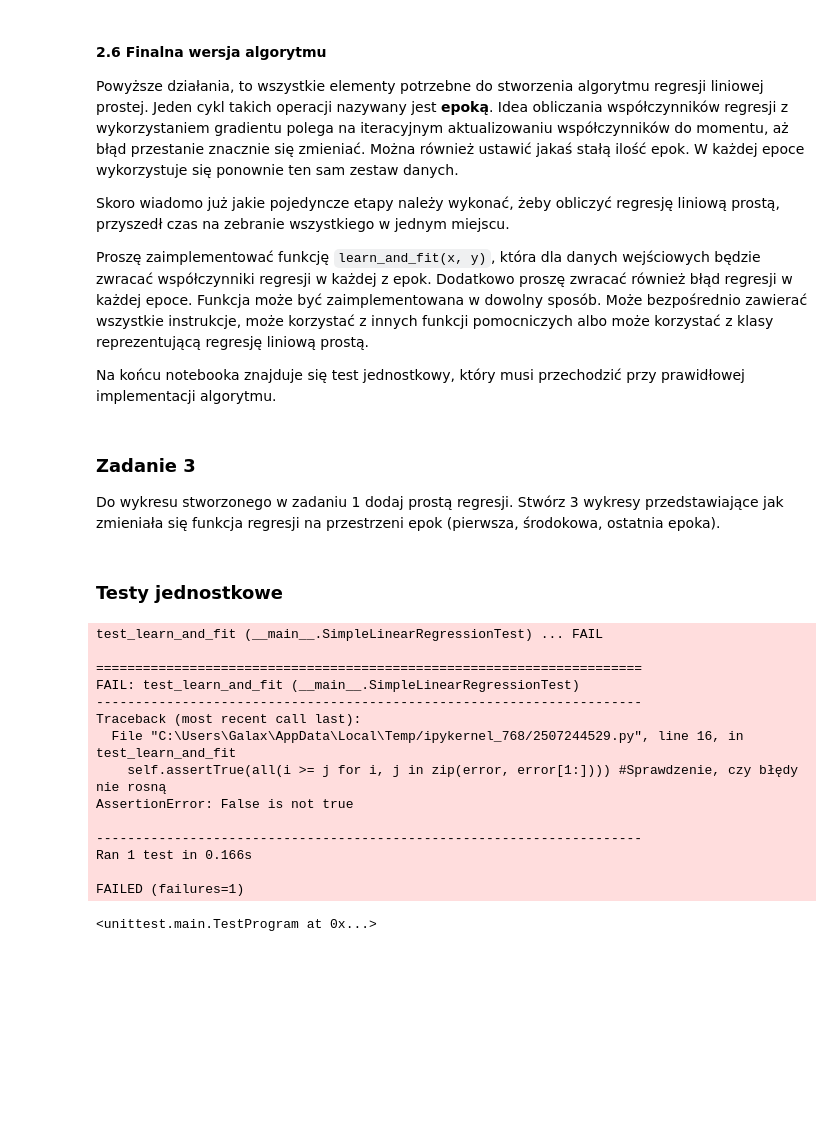
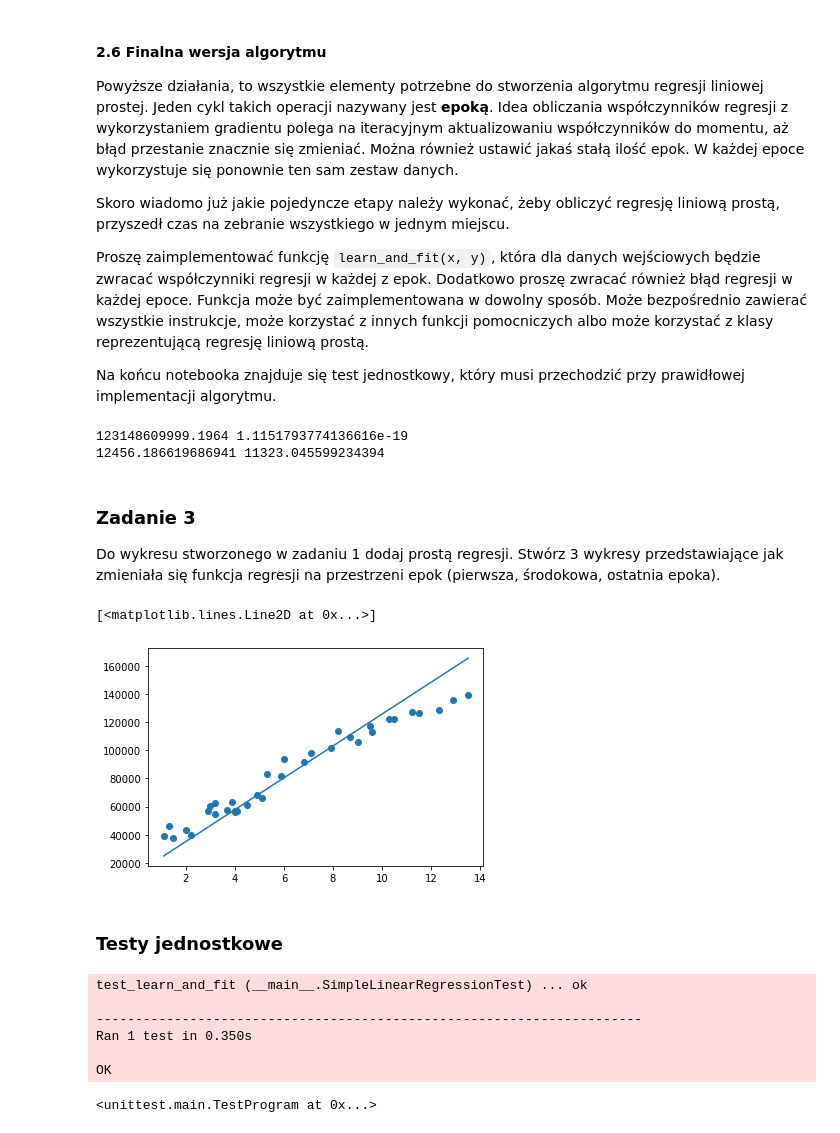
Before and after one commit to GalaxUniv/ML, a Jupyter notebook: Linear Regresion/Linear_regression_with_one_variable.ipynb, the cells around one changed output. Drawn from its saved outputs; the diff is of its cells as text; code cells hidden in the pictures; blank space fills up the shorter version.

```diff
--- a/Linear Regresion/Linear_regression_with_one_variable.ipynb
+++ b/Linear Regresion/Linear_regression_with_one_variable.ipynb
@@ -70,7 +70,11 @@ f(x) = \beta_{0} + \beta_{1}x_1
 Można zrobić to z wykorzystaniem operacji na macierzach (wektorach), albo z wykorzystaniem klasycznej iteracji.
 # %%
 # YOUR CODE HERE
-def prediction(beta_0,beta_1) : return beta_0 + beta_1*x.sum()
+def prediction(beta_0,beta_1):
+    value = 0
+    for m in range(len(x)):
+      value += beta_0+beta_1*x[m,0]
+    return value
 
 #beta_0 +beta_1*x return array - usef for matrix solution
 # %% [markdown]
@@ -111,17 +113,17 @@ SSR
 Tutaj ponownie jak wcześniej można wykorzystać operacje na macierzach, lub iteracyjnie obliczyć sumę.
 # %%
 # YOUR CODE HERE
-def gradient_0():
+def gradient_0(beta_0,beta_1):
     grad_0 = 0
     grad_0 += (prediction(beta_0,beta_1) -y.sum())
     grad_0 = grad_0/len(x)
     return grad_0
 
-def gradient_1():
+def gradient_1(beta_0,beta_1):
     grad_1 = 0
     grad_1 += (prediction(beta_0,beta_1) -y.sum())
     grad_1 = grad_1/(len(x)*x[0,0])
     return grad_1
 
-print(gradient_0(),gradient_1())
+print(gradient_0(beta_0,beta_1),gradient_1(beta_0,beta_1))
 # %% [output]
@@ -181,14 +183,14 @@ def learn_and_fit(x, y):
     b0 = [beta_0]
     b1 = [beta_1]
     error = []
-    for epoch in range(1000):#1000 epok
+    for epoch in range(10000):#10000 epok
         SSR = 0
         SSR += (prediction(beta_0,beta_1) - y.sum())**2
         SSR=SSR/((len(x))*2)
         error.append(SSR)
 
-        g_0 , g_1 = gradient_0() , gradient_1()
-        beta_0 = beta_0 - g_0) * alpha
+        g_0 , g_1 = gradient_0(beta_0,beta_1) , gradient_1(beta_0,beta_1)
+        beta_0 = beta_0 - g_0 * alpha
         beta_1 = beta_1 - g_1 * alpha
 
         b0.append(beta_0)
@@ -199,7 +201,10 @@ def learn_and_fit(x, y):
     return b0, b1, error
 b0, b1, error = learn_and_fit(x, y)
 print(error[0],error[-1])
-print(beta_1,beta_0)
+print(b0[-1],b1[-1])
+# %% [output]
+123148609999.1964 1.1151793774136616e-19
+12456.186619686941 11323.045599234394
 # %% [markdown]
 ### Zadanie 3
 
@@ -207,15 +212,18 @@ Do wykresu stworzonego w zadaniu 1 dodaj prostą regresji. Stwórz 3 wykresy prz
 # %%
 # YOUR CODE HEREimport pandas as pd
 import matplotlib.pyplot as plt
 df = pd.read_csv('datasets/Salary.csv', sep=',')
 x = df['YearsExperience'].values.reshape(df['YearsExperience'].shape[0], 1)
 y = df['Salary'].values.reshape(df['Salary'].shape[0], 1)
 # YOUR CODE HERE
 b0, b1, error = learn_and_fit(x, y)
-#plt.scatter(x,y)
-#plt.plot(x,b0[0] + b1[0]*x+error[0])
+plt.scatter(x,y)
 #plt.plot(x,b0[len(b0)//2] + b1[len(b0)//2]*x + error[len(b0)//2])
 plt.plot(x,b0[-1] + b1[-1]*x + error[-1])
+#plt.plot(x,b0[0] + b1[0]*x+error[0])
+# %% [output]
+[<matplotlib.lines.Line2D at 0x...>]
+[figure, added]
 # %% [markdown]
 ### Testy jednostkowe
 # %%
@@ -238,18 +246,10 @@ class SimpleLinearRegressionTest(unittest.TestCase):
 
 unittest.main(argv=[''], verbosity=2, exit=False)
 # %% [output]
-test_learn_and_fit (__main__.SimpleLinearRegressionTest) ... FAIL
-
-======================================================================
-FAIL: test_learn_and_fit (__main__.SimpleLinearRegressionTest)
-----------------------------------------------------------------------
-Traceback (most recent call last):
-  File "C:\Users\Galax\AppData\Local\Temp/ipykernel_768/2507244529.py", line 16, in test_learn_and_fit
-    self.assertTrue(all(i >= j for i, j in zip(error, error[1:]))) #Sprawdzenie, czy błędy nie rosną
-AssertionError: False is not true
+test_learn_and_fit (__main__.SimpleLinearRegressionTest) ... ok
 
 ----------------------------------------------------------------------
-Ran 1 test in 0.166s
+Ran 1 test in 0.350s
 
-FAILED (failures=1)
+OK
 <unittest.main.TestProgram at 0x...>
```
Also changed, not shown: parts of 3 cells of this notebook.
